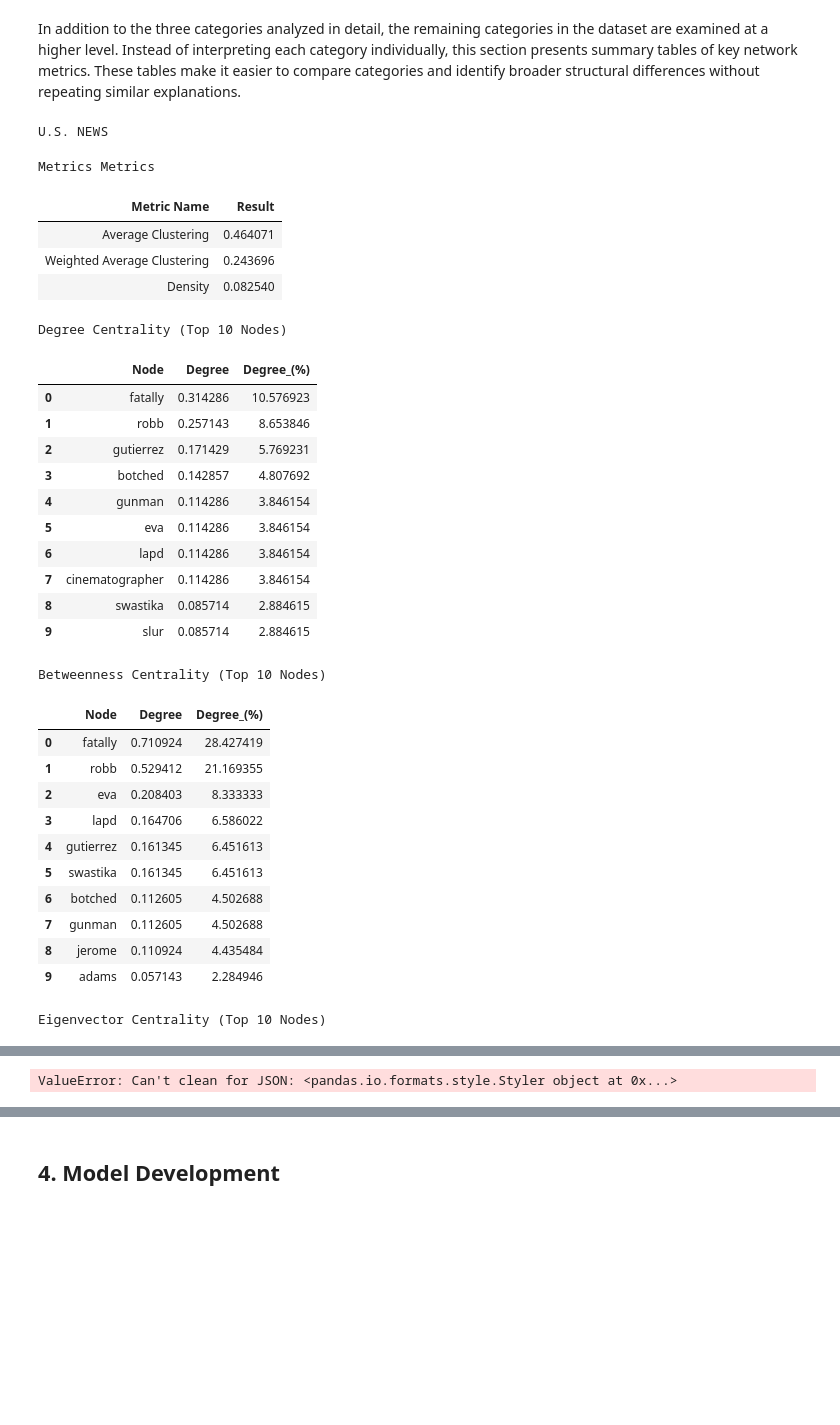
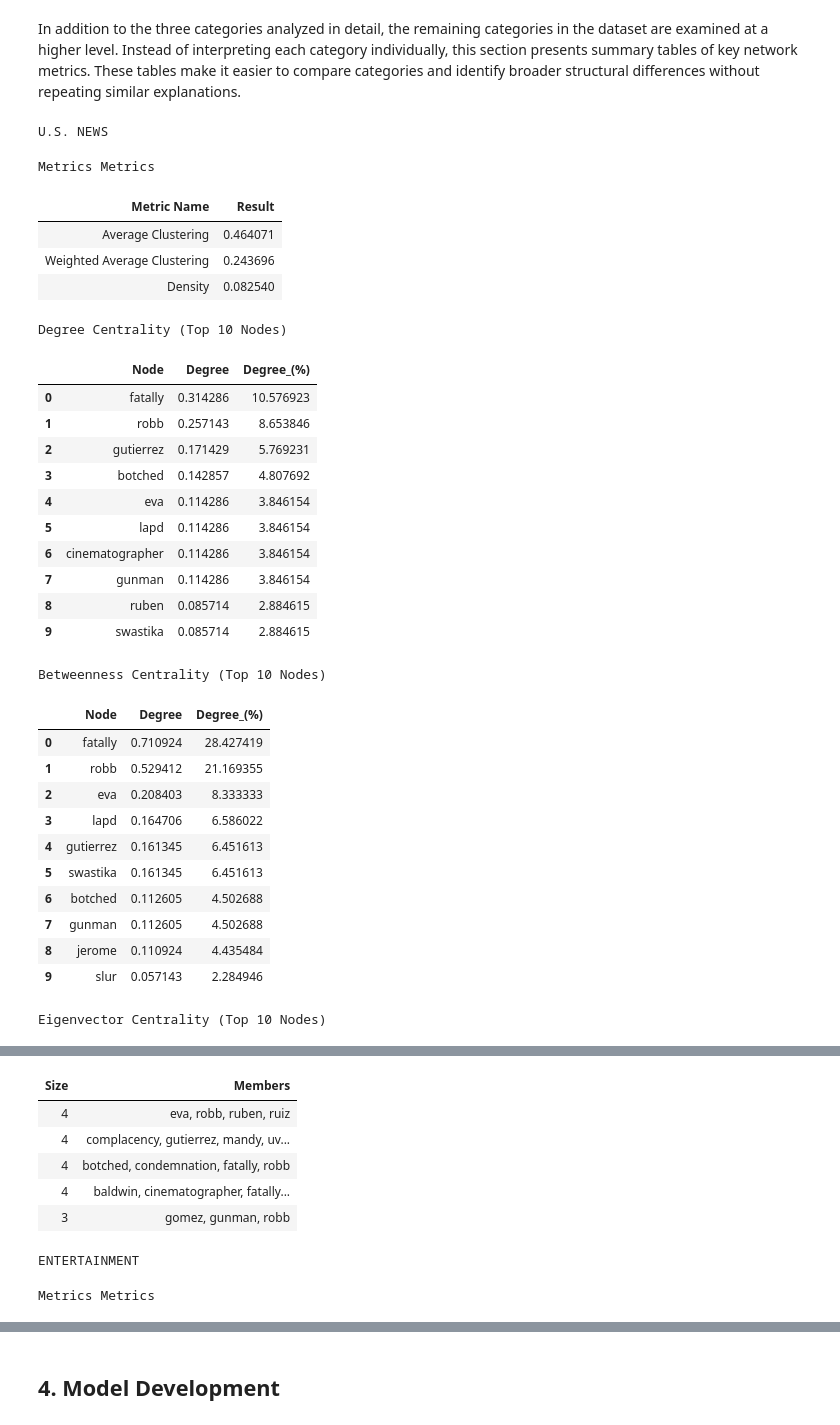
Before and after one commit to Sirwel/Data-620, a Jupyter notebook: final_project/final_project.ipynb, the cells around one changed output, grey strips where cells are left out. Drawn from its saved outputs; the diff is of its cells as text; code cells hidden in the pictures; blank space fills up the shorter version.

```diff
--- a/final_project/final_project.ipynb
+++ b/final_project/final_project.ipynb
@@ -495,30 +501,30 @@ In addition to the three categories analyzed in detail, the remaining categories
 # %%
 other_cats = [cat for cat in news_df["category_merged"].unique() if cat not in ["SCIENCE & TECH","POLITICS","ARTS & CULTURE"] ]
 for cat in other_cats:
     print(cat)
     arts_metadata = compute_metrics(category_networks[cat]["nxGraph"],10, f" Metrics")
     display_html(arts_metadata["metrics_view"], raw=True)
     cliques,cliques_styled =  compute_cliques(category_networks[cat]["nxGraph"])
-    display_html(cliques_styled.to_html, raw=True)
+    display_html(cliques_styled.to_html(), raw=True)
 # %% [output]
 U.S. NEWS
 Metrics Metrics
 | Metric Name | Result |
 | Average Clustering | 0.464071 |
 | Weighted Average Clustering | 0.243696 |
 | Density | 0.082540 |
 Degree Centrality (Top 10 Nodes)
 |  | Node | Degree | Degree_(%) |
 | 0 | fatally | 0.314286 | 10.576923 |
 | 1 | robb | 0.257143 | 8.653846 |
 | 2 | gutierrez | 0.171429 | 5.769231 |
 | 3 | botched | 0.142857 | 4.807692 |
-| 4 | gunman | 0.114286 | 3.846154 |
-| 5 | eva | 0.114286 | 3.846154 |
-| 6 | lapd | 0.114286 | 3.846154 |
-| 7 | cinematographer | 0.114286 | 3.846154 |
-| 8 | swastika | 0.085714 | 2.884615 |
-| 9 | slur | 0.085714 | 2.884615 |
+| 4 | eva | 0.114286 | 3.846154 |
+| 5 | lapd | 0.114286 | 3.846154 |
+| 6 | cinematographer | 0.114286 | 3.846154 |
+| 7 | gunman | 0.114286 | 3.846154 |
+| 8 | ruben | 0.085714 | 2.884615 |
+| 9 | swastika | 0.085714 | 2.884615 |
 Betweenness Centrality (Top 10 Nodes)
 |  | Node | Degree | Degree_(%) |
 | 0 | fatally | 0.710924 | 28.427419 |
@@ -530,7 +536,7 @@ Betweenness Centrality (Top 10 Nodes)
 | 6 | botched | 0.112605 | 4.502688 |
 | 7 | gunman | 0.112605 | 4.502688 |
 | 8 | jerome | 0.110924 | 4.435484 |
-| 9 | adams | 0.057143 | 2.284946 |
+| 9 | slur | 0.057143 | 2.284946 |
 Eigenvector Centrality (Top 10 Nodes)
 |  | Node | Degree | Degree_(%) |
 | 0 | fatally | 0.512202 | 11.525990 |
@@ -546 +552,8 @@ Eigenvector Centrality (Top 10 Nodes)
+| Size | Members |
+| 4 | eva, robb, ruben, ruiz |
+| 4 | complacency, gutierrez, mandy, uv... |
+| 4 | botched, condemnation, fatally, robb |
+| 4 | baldwin, cinematographer, fatally... |
+| 3 | gomez, gunman, robb |
-ValueError: Can't clean for JSON: <pandas.io.formats.style.Styler object at 0x...>
+ENTERTAINMENT
+Metrics Metrics
```
Also changed, not shown: parts of 20 cells of this notebook, 2 other files.
